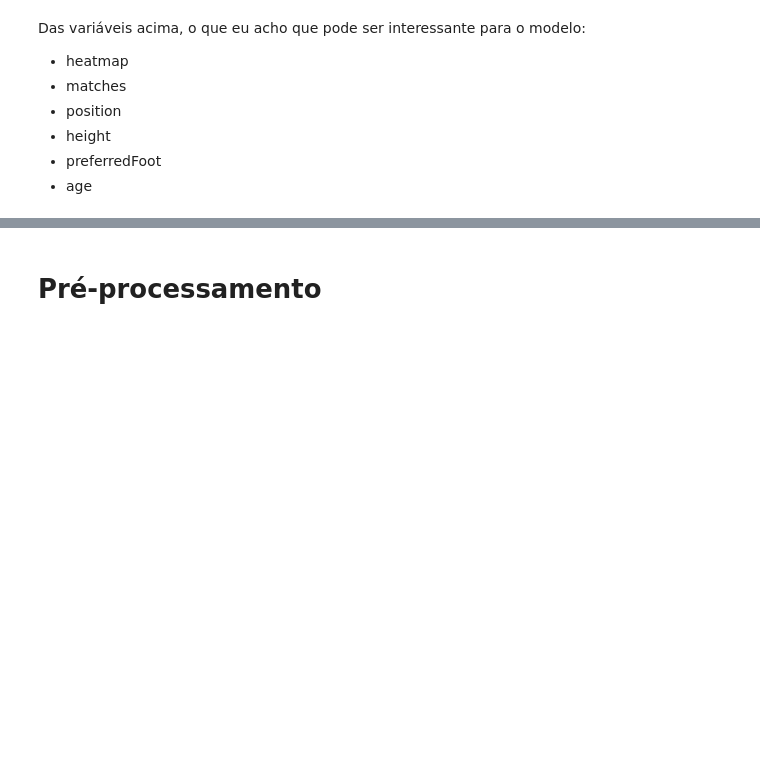
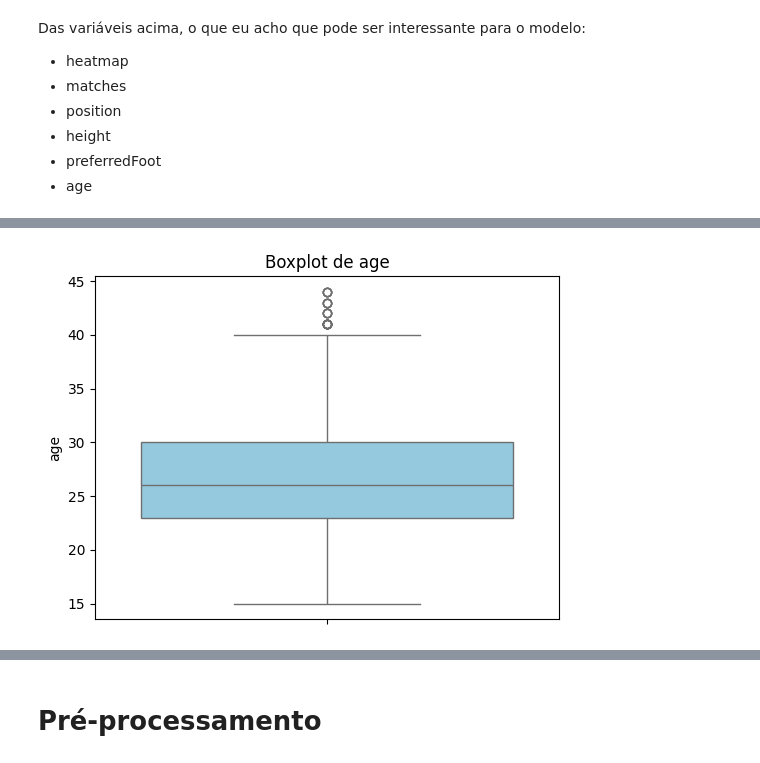
Before and after one commit to Yaak3/TCC2, a Jupyter notebook: Notebooks/analysis.ipynb, the cells around one changed output, grey strips where cells are left out. Saved outputs shown, nothing was run; the diff lists cells and outputs as text; code cells hidden in the pictures; blank space fills up the shorter version.

```diff
--- a/Notebooks/analysis.ipynb
+++ b/Notebooks/analysis.ipynb
@@ -603,0 +709,6 @@ Das variáveis acima, o que eu acho que pode ser interessante para o modelo:
+# %%
+df_player_characteristics = df_player_characteristics[df_player_characteristics['age'] < 60]
+# %%
+generic_plot_boxplots(df_player_characteristics, ['age'])
+# %% [output]
+[figure, added]
```
Also changed, not shown: parts of 57 cells of this notebook, 2 other files.
